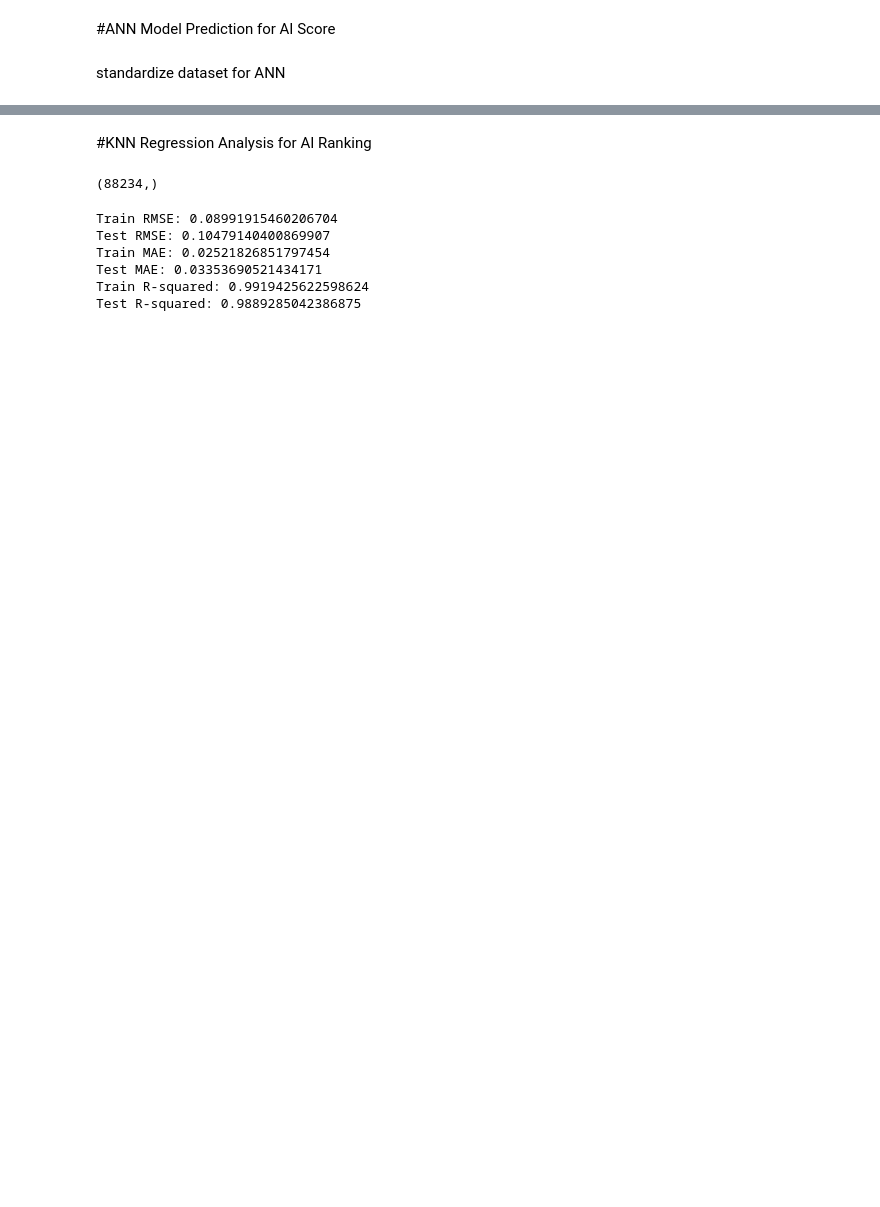
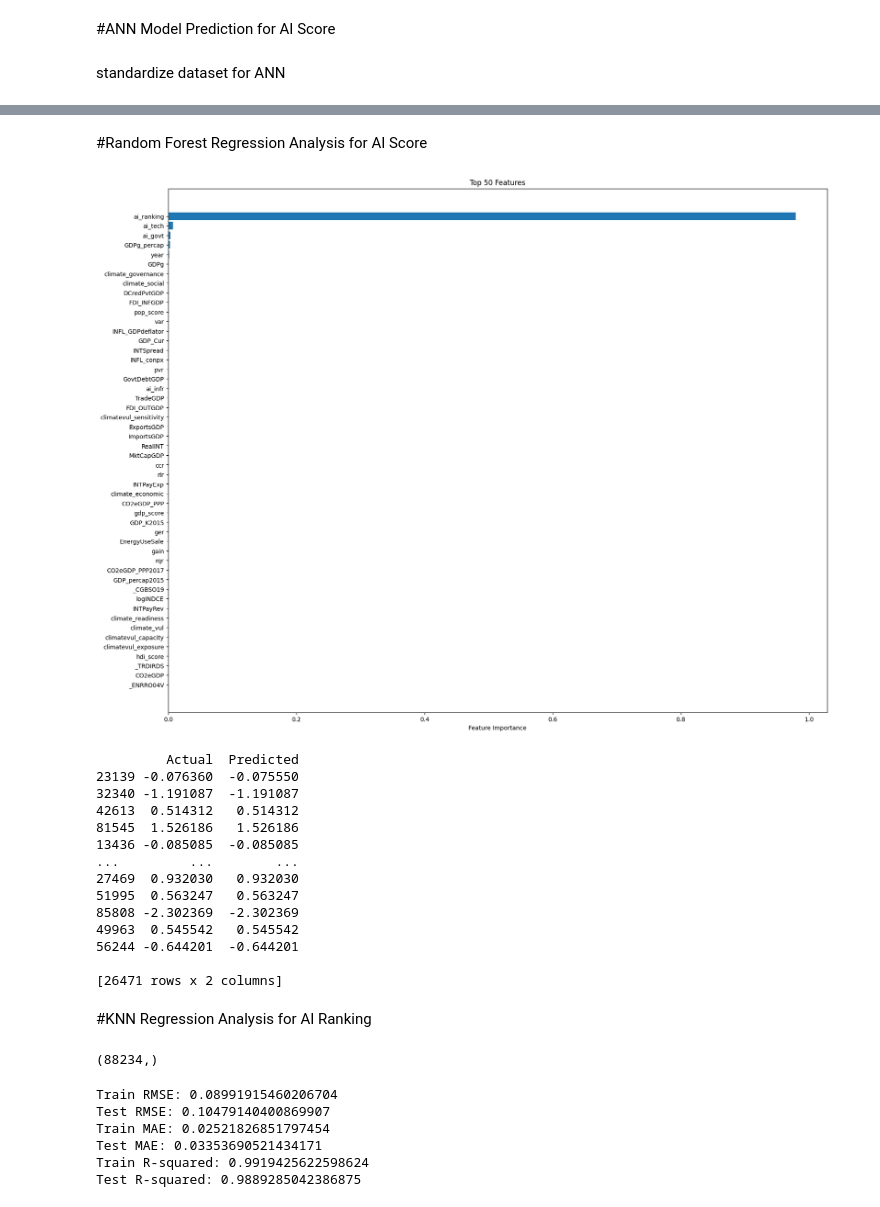
Before and after one commit to MicroPyscho/MicroPyscho, a Jupyter notebook: ANN_CNN.ipynb, the cells around one changed output, grey strips where cells are left out. Drawn from its saved outputs; the diff is of its cells as text; code cells hidden in the pictures; blank space fills up the shorter version.

```diff
--- a/ANN_CNN.ipynb
+++ b/ANN_CNN.ipynb
@@ -377,3 +384,48 @@ plt.show()
+# %% [markdown]
+#Random Forest Regression Analysis for AI Score
+# %%
+rf_model = RandomForestRegressor(n_estimators=100, random_state=42)
+rf_model.fit(X_train, y_train)
+
+# Feature importances
+feature_importances = rf_model.feature_importances_
+
+# Getting the top 50 features
+top_50_indices = feature_importances.argsort()[-50:][::-1]
+top_50_features = X.columns[top_50_indices]
+top_50_importances = feature_importances[top_50_indices]
+
+# Plotting the top 50 features
+plt.figure(figsize=(20, 16))
+plt.barh(top_50_features, top_50_importances)
+plt.xlabel('Feature Importance')
+plt.title('Top 50 Features')
+plt.gca().invert_yaxis()  # Invert y-axis to display most important features at the top
+plt.savefig('/content/RF_top_50_ANN.pdf')
+plt.show()
+
+# Predicting on the test set
+y_pred = rf_model.predict(X_test)
+
+# Creating a DataFrame to display actual and predicted values side by side
+results_df = pd.DataFrame({'Actual': y_test, 'Predicted': y_pred})
+print(results_df)
+# %% [output]
+[figure, added]
+         Actual  Predicted
+23139 -0.076360  -0.075550
+32340 -1.191087  -1.191087
+42613  0.514312   0.514312
+81545  1.526186   1.526186
+13436 -0.085085  -0.085085
+...         ...        ...
+27469  0.932030   0.932030
+51995  0.563247   0.563247
+85808 -2.302369  -2.302369
+49963  0.545542   0.545542
+56244 -0.644201  -0.644201
+
+[26471 rows x 2 columns]
 # %% [markdown]
 #KNN Regression Analysis for AI Ranking
 # %%
```
Also changed, not shown: parts of 13 cells of this notebook.
